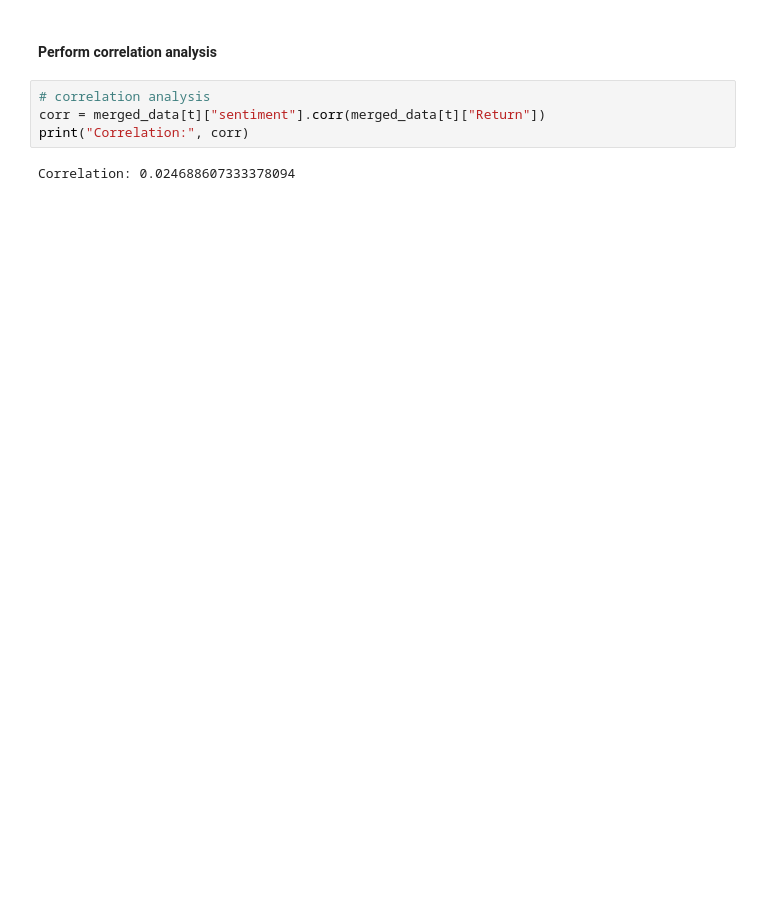
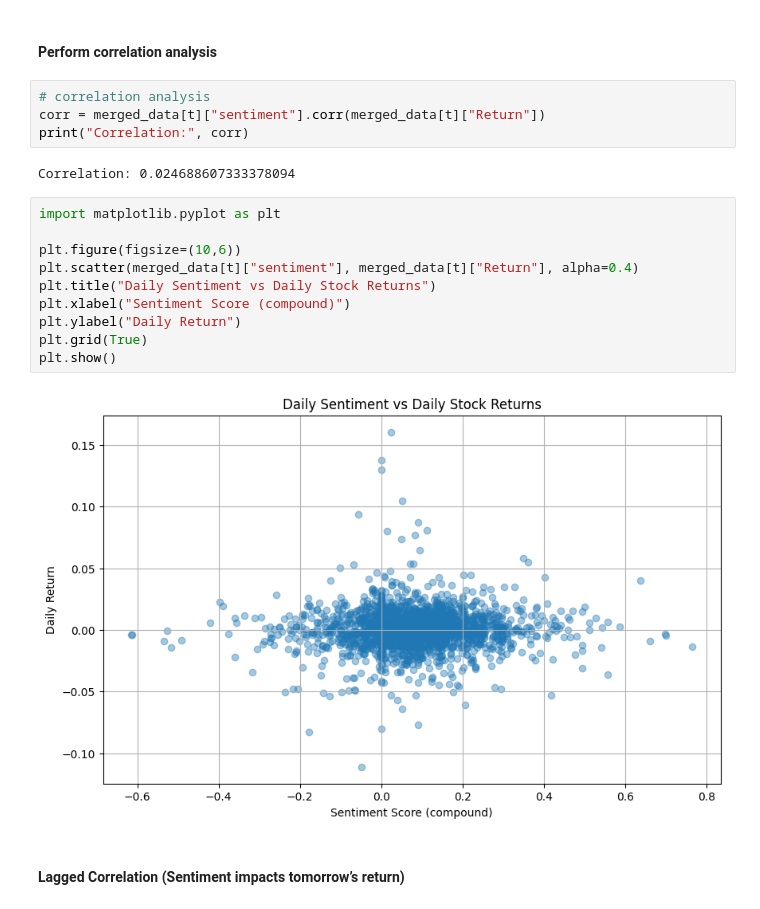
Before and after one commit to Kidist-c/Financial_new-Dataset-Analysis-week1, a Jupyter notebook: notebooks/correlation.ipynb, the cells around one changed output. Cells and saved outputs as stored; diff of their text form; blank space fills up the shorter version.

Commit message:
show correlation

```diff
--- a/notebooks/correlation.ipynb
+++ b/notebooks/correlation.ipynb
@@ -131,3 +131,17 @@ corr = merged_data[t]["sentiment"].corr(merged_data[t]["Return"])
 print("Correlation:", corr)
 # %% [output]
 Correlation: 0.024688607333378094
+# %%
+import matplotlib.pyplot as plt
+
+plt.figure(figsize=(10,6))
+plt.scatter(merged_data[t]["sentiment"], merged_data[t]["Return"], alpha=0.4)
+plt.title("Daily Sentiment vs Daily Stock Returns")
+plt.xlabel("Sentiment Score (compound)")
+plt.ylabel("Daily Return")
+plt.grid(True)
+plt.show()
+# %% [output]
+[figure, added]
+# %% [markdown]
+#### Lagged Correlation (Sentiment impacts tomorrow’s return)
```
Also changed, not shown: parts of 1 cell of this notebook.
